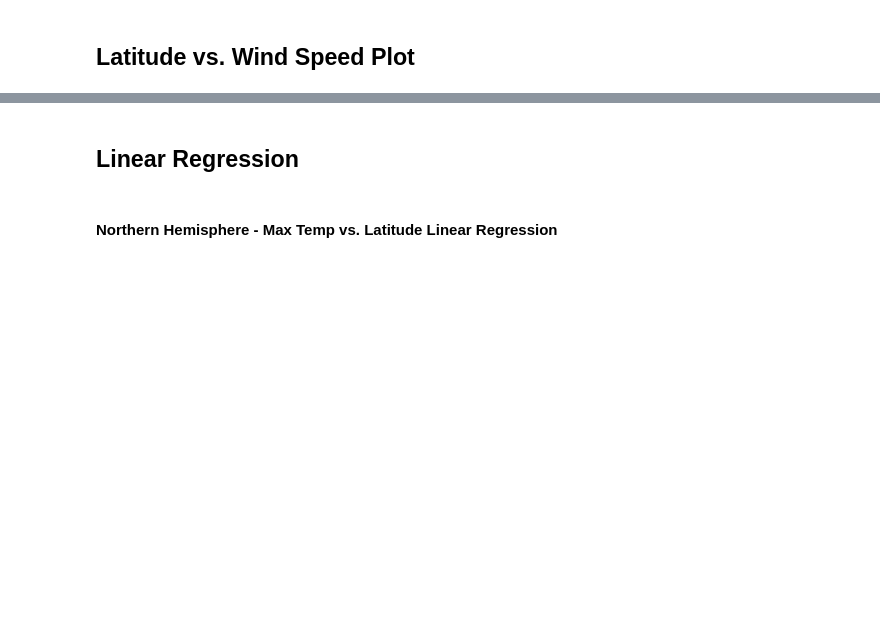
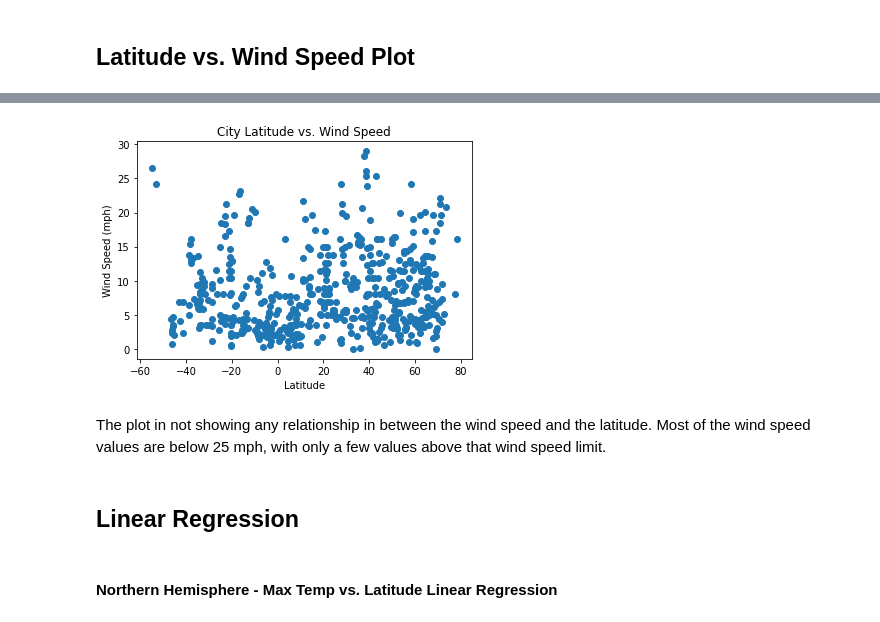
Before and after one commit to Mariesanon/python_api_challenge, a Jupyter notebook: starter_code/WeatherPy.ipynb, the cells around one changed output, grey strips where cells are left out. Saved outputs shown, nothing was run; the diff lists cells and outputs as text; code cells hidden in the pictures; blank space fills up the shorter version.

```diff
--- a/starter_code/WeatherPy.ipynb
+++ b/starter_code/WeatherPy.ipynb
@@ -171,2 +301,15 @@ Int64Index([], dtype='int64')
+# %%
+scatwindspeed = weather_data["windspeed"]
+
+plt.scatter(scatlat,scatwindspeed)
+plt.title('City Latitude vs. Wind Speed')
+plt.xlabel('Latitude')
+plt.ylabel('Wind Speed (mph)')
+plt.savefig('scatplotlatitudewindspeed')
+plt.show()
+# %% [output]
+[figure, added]
+# %% [markdown]
+The plot in not showing any relationship in between the wind speed and the latitude. Most of the wind speed values are below 25 mph, with only a few values above that wind speed limit.
 # %% [markdown]
 ## Linear Regression
```
Also changed, not shown: parts of 46 cells of this notebook, 13 other files.
